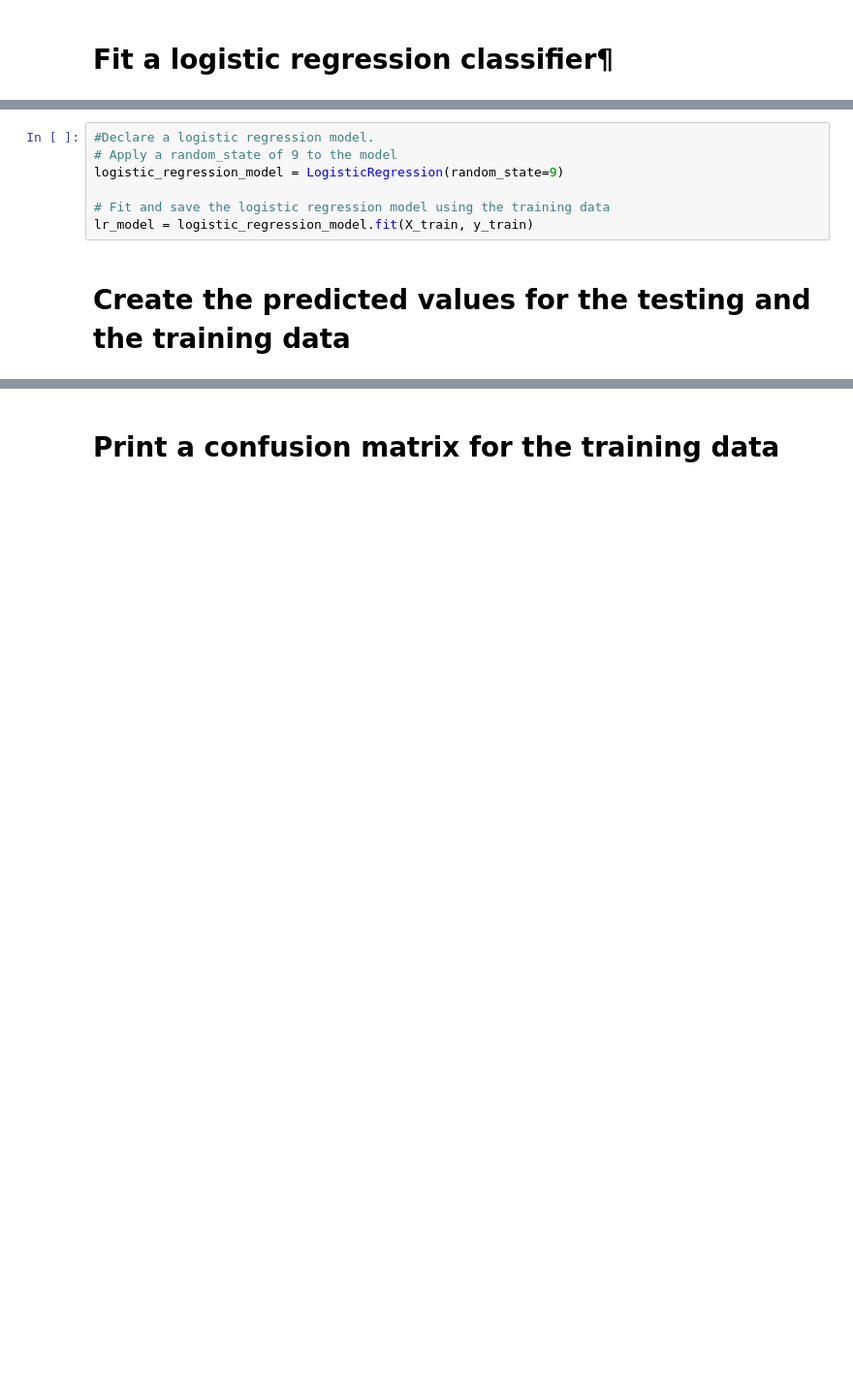
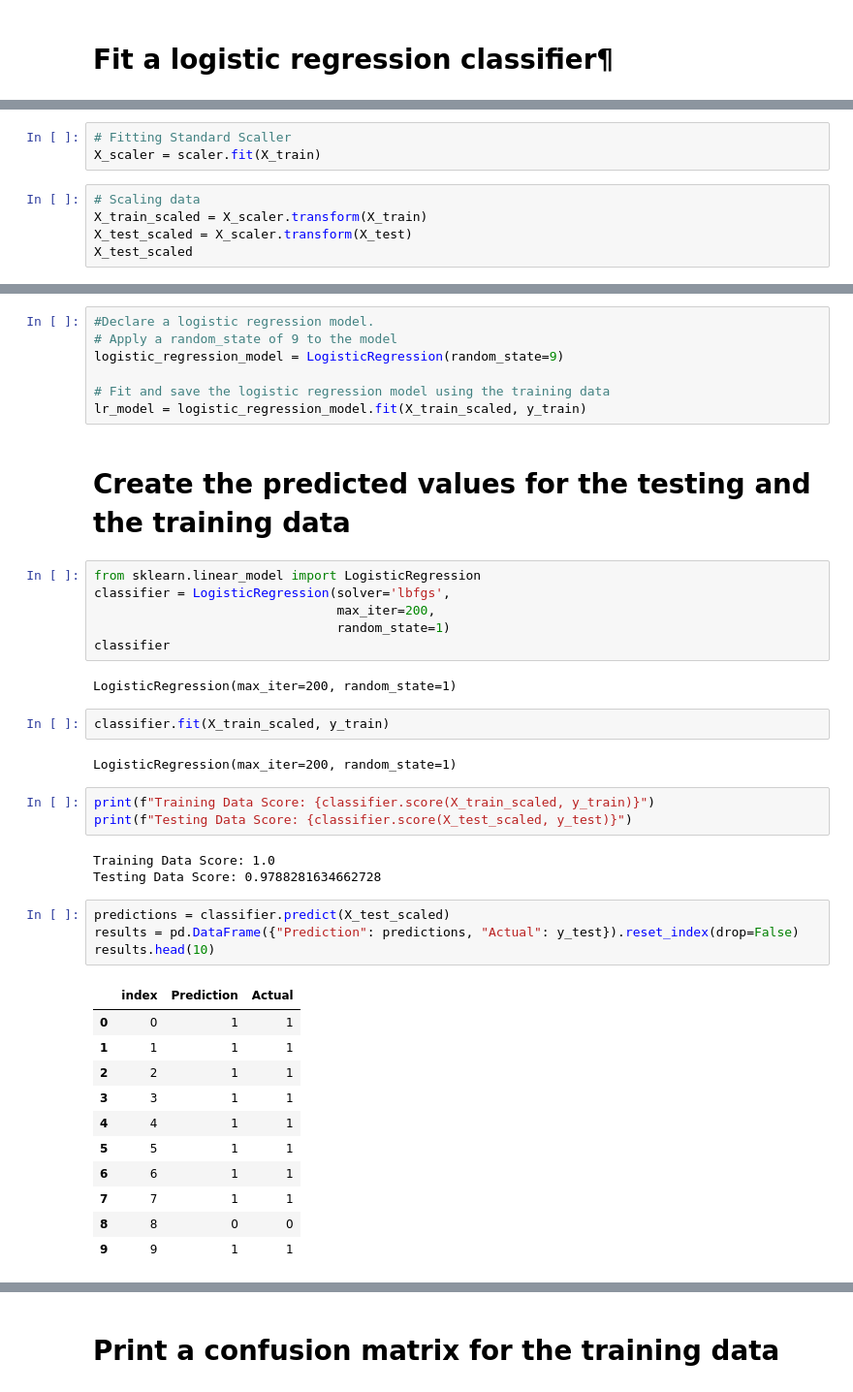
Before and after one commit to SyedFarman/Chicago_Traffic_Crashes, a Jupyter notebook: Machine Learning Modelling - logistic regression .ipynb, the cells around one changed output, grey strips where cells are left out. Shown at 97% size. Drawn from its saved outputs; the diff is of its cells as text; blank space fills up the shorter version.

```diff
--- a/Machine Learning Modelling - logistic regression .ipynb
+++ b/Machine Learning Modelling - logistic regression .ipynb
@@ -276,0 +270,8 @@ X_train
+# %%
+# Fitting Standard Scaller
+X_scaler = scaler.fit(X_train)
+# %%
+# Scaling data
+X_train_scaled = X_scaler.transform(X_train)
+X_test_scaled = X_scaler.transform(X_test)
+X_test_scaled
@@ -280,6 +289,40 @@ X_train
 logistic_regression_model = LogisticRegression(random_state=9)
 
 # Fit and save the logistic regression model using the training data
-lr_model = logistic_regression_model.fit(X_train, y_train)
+lr_model = logistic_regression_model.fit(X_train_scaled, y_train)
 # %% [markdown]
 # Create the predicted values for the testing and the training data
+# %%
+from sklearn.linear_model import LogisticRegression
+classifier = LogisticRegression(solver='lbfgs',
+                                max_iter=200,
+                                random_state=1)
+classifier
+# %% [output]
+LogisticRegression(max_iter=200, random_state=1)
+# %%
+classifier.fit(X_train_scaled, y_train)
+# %% [output]
+LogisticRegression(max_iter=200, random_state=1)
+# %%
+print(f"Training Data Score: {classifier.score(X_train_scaled, y_train)}")
+print(f"Testing Data Score: {classifier.score(X_test_scaled, y_test)}")
+# %% [output]
+Training Data Score: 1.0
+Testing Data Score: 0.9788281634662728
+# %%
+predictions = classifier.predict(X_test_scaled)
+results = pd.DataFrame({"Prediction": predictions, "Actual": y_test}).reset_index(drop=False)
+results.head(10)
+# %% [output]
+|  | index | Prediction | Actual |
+| 0 | 0 | 1 | 1 |
+| 1 | 1 | 1 | 1 |
+| 2 | 2 | 1 | 1 |
+| 3 | 3 | 1 | 1 |
+| 4 | 4 | 1 | 1 |
+| 5 | 5 | 1 | 1 |
+| 6 | 6 | 1 | 1 |
+| 7 | 7 | 1 | 1 |
+| 8 | 8 | 0 | 0 |
+| 9 | 9 | 1 | 1 |
```
Also changed, not shown: parts of 10 cells of this notebook, 3 other files.
